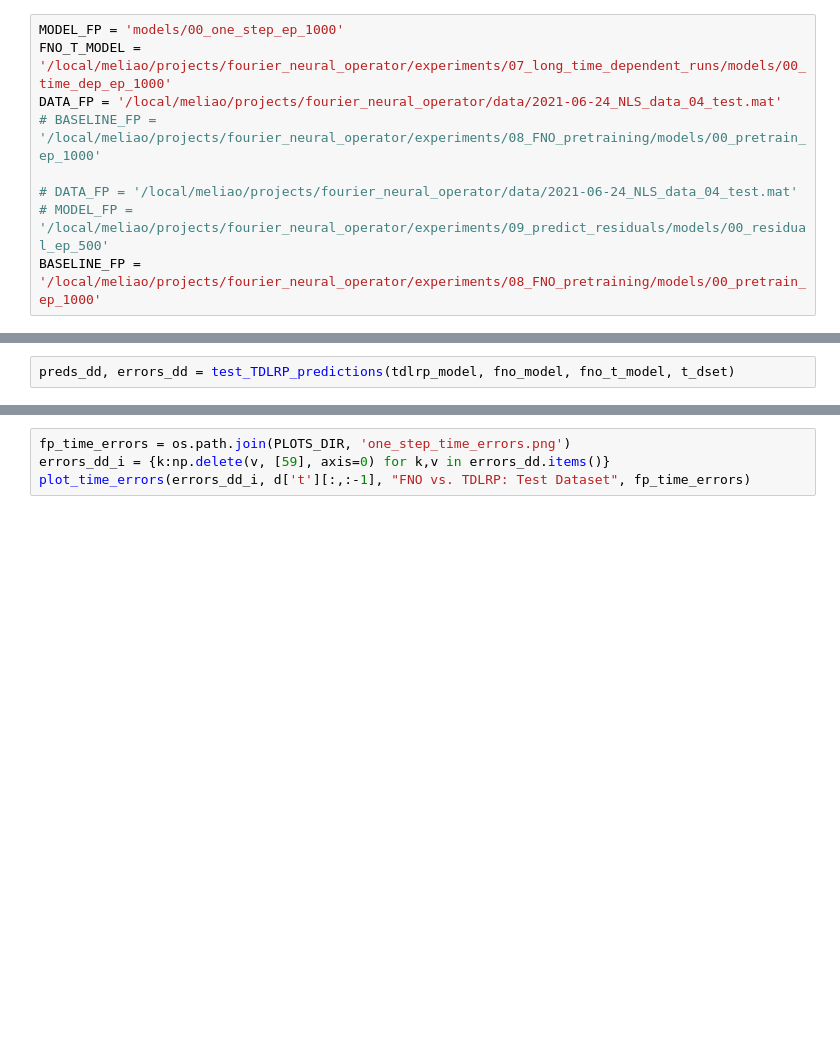
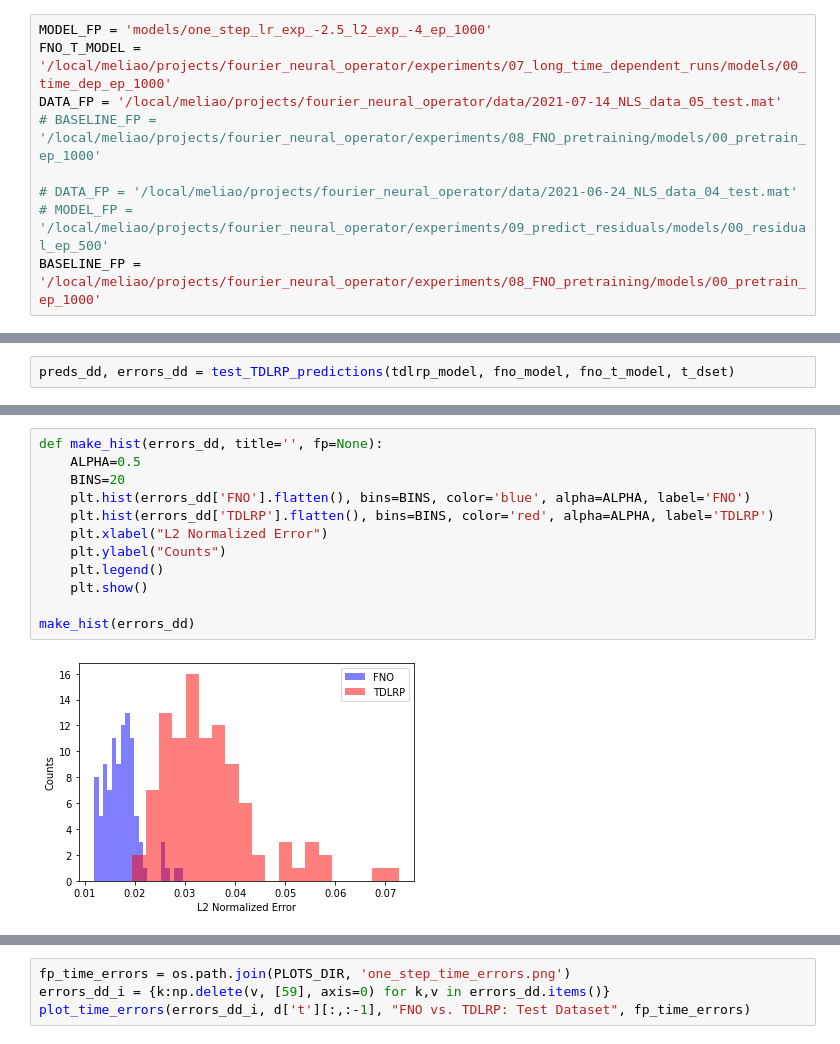
Before and after one commit to meliao/fourier_neural_operator, a Jupyter notebook: experiments/10_linear_approx/test_one_step_predictions.ipynb, the cells around one changed output, grey strips where cells are left out. Drawn from its saved outputs; the diff is of its cells as text; blank space fills up the shorter version.

Commit message:
Re-Doing one step experiment with correct model size

```diff
--- a/experiments/10_linear_approx/test_one_step_predictions.ipynb
+++ b/experiments/10_linear_approx/test_one_step_predictions.ipynb
@@ -88,7 +181,7 @@ epoch  test_l2_normalized_error  test_mse
 # %%
-MODEL_FP = 'models/00_one_step_ep_1000'
+MODEL_FP = 'models/one_step_lr_exp_-2.5_l2_exp_-4_ep_1000'
 FNO_T_MODEL = '/local/meliao/projects/fourier_neural_operator/experiments/07_long_time_dependent_runs/models/00_time_dep_ep_1000'
-DATA_FP = '/local/meliao/projects/fourier_neural_operator/data/2021-06-24_NLS_data_04_test.mat'
+DATA_FP = '/local/meliao/projects/fourier_neural_operator/data/2021-07-14_NLS_data_05_test.mat'
 # BASELINE_FP = '/local/meliao/projects/fourier_neural_operator/experiments/08_FNO_pretraining/models/00_pretrain_ep_1000'
 
 # DATA_FP = '/local/meliao/projects/fourier_neural_operator/data/2021-06-24_NLS_data_04_test.mat'
@@ -193,3 +311,17 @@ preds_dd, errors_dd = test_TDLRP_predictions(tdlrp_model, fno_model, fno_t_model
+# %%
+def make_hist(errors_dd, title='', fp=None):
+    ALPHA=0.5
+    BINS=20
+    plt.hist(errors_dd['FNO'].flatten(), bins=BINS, color='blue', alpha=ALPHA, label='FNO')
+    plt.hist(errors_dd['TDLRP'].flatten(), bins=BINS, color='red', alpha=ALPHA, label='TDLRP')
+    plt.xlabel("L2 Normalized Error")
+    plt.ylabel("Counts")
+    plt.legend()
+    plt.show()
+
+make_hist(errors_dd)
+# %% [output]
+[figure, added]
 # %%
 def plot_time_errors(errors_dd, t_grid, title, fp):
     # SHOW_N_TSTEPS = t_grid.shape[1]
```
Also changed, not shown: parts of 14 cells of this notebook, 1 other file.
